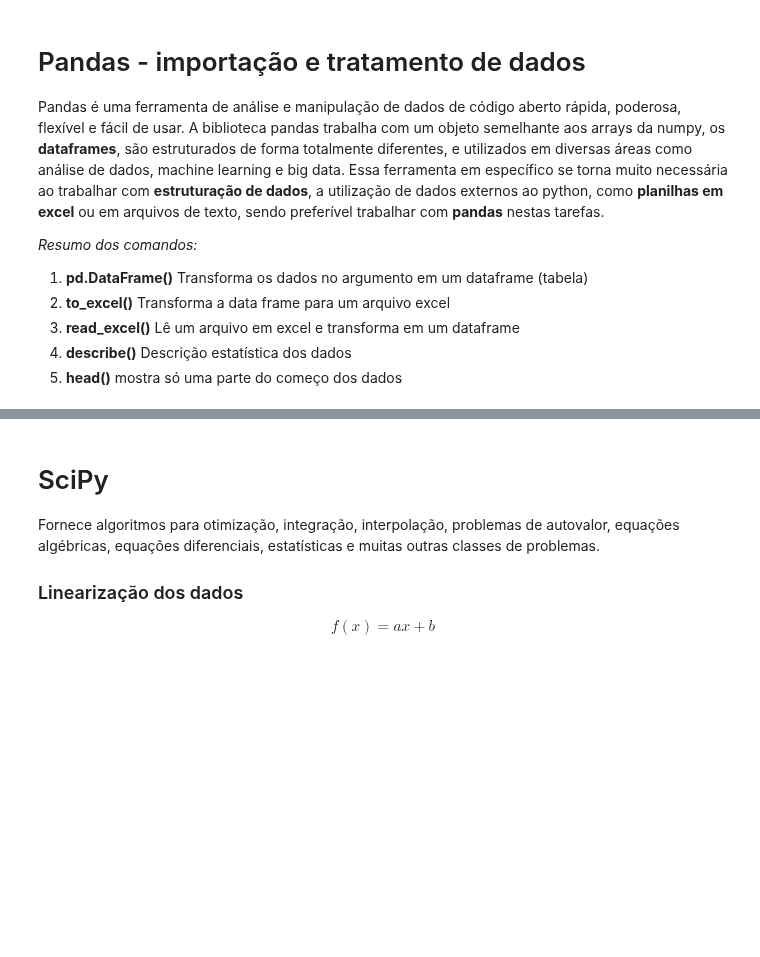
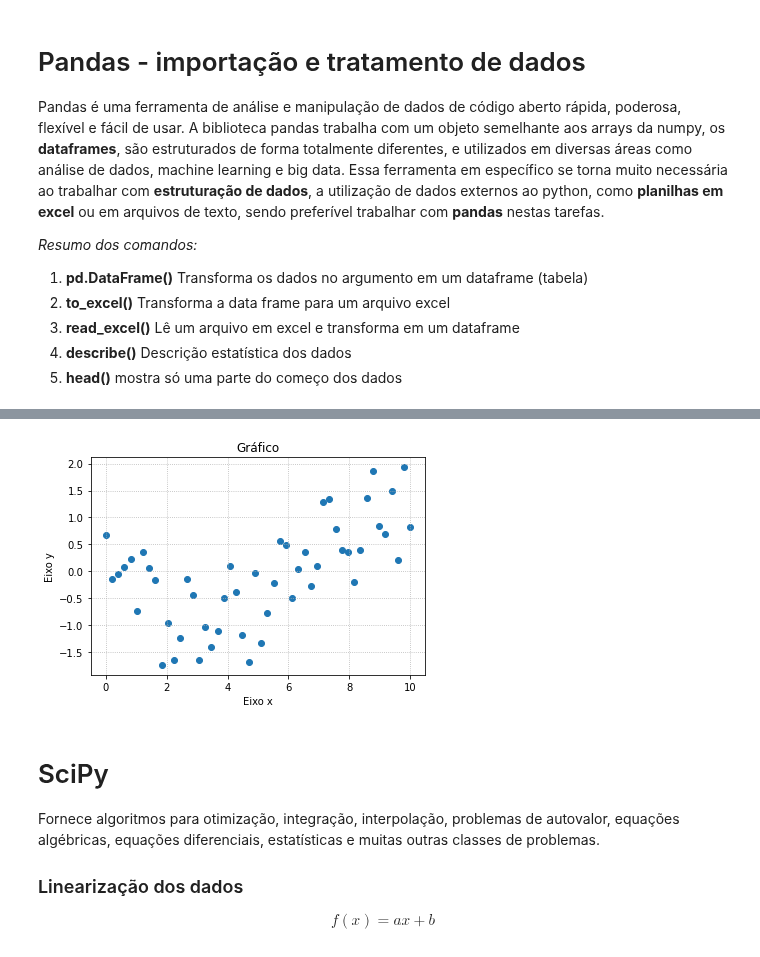
Before and after one commit to Chabole/Python, a Jupyter notebook: SENGMEC_22/Apresentação/SENGMEC_2022_day2_apresentação.ipynb, the cells around one changed output, grey strips where cells are left out. Cells and saved outputs as stored; diff of their text form; code cells hidden in the pictures; blank space fills up the shorter version.

```diff
--- a/SENGMEC_22/Apresentação/SENGMEC_2022_day2_apresentação.ipynb
+++ b/SENGMEC_22/Apresentação/SENGMEC_2022_day2_apresentação.ipynb
@@ -248,0 +378,3 @@ import pandas as pd
+# %%
+#importação de dados - read_excel()
+df = pd.read_excel('C:/Users/arthu/OneDrive/Documents/GitHub/Python/SENGMEC_22/dados_linear.xlsx')
@@ -253,2 +413,4 @@ import pandas as pd
 # %%
 #Transformando em arrays - values
+x = df['x'].values
+y = df['y'].values
@@ -257,3 +419,15 @@ import pandas as pd
+# %%
+#Visualizando os dados
+#Gráficos de erros - errobar() + personalização
+fig, ax = plt.subplots()
+
+ax.set(title='Gráfico', ylabel='Eixo y', xlabel='Eixo x')
+
+ax.scatter(x, y)
+
+ax.grid(ls='dotted')
+# %% [output]
+[figure, added]
 # %% [markdown]
 # SciPy
 
```
Also changed, not shown: parts of 67 cells of this notebook, 3 other files.
